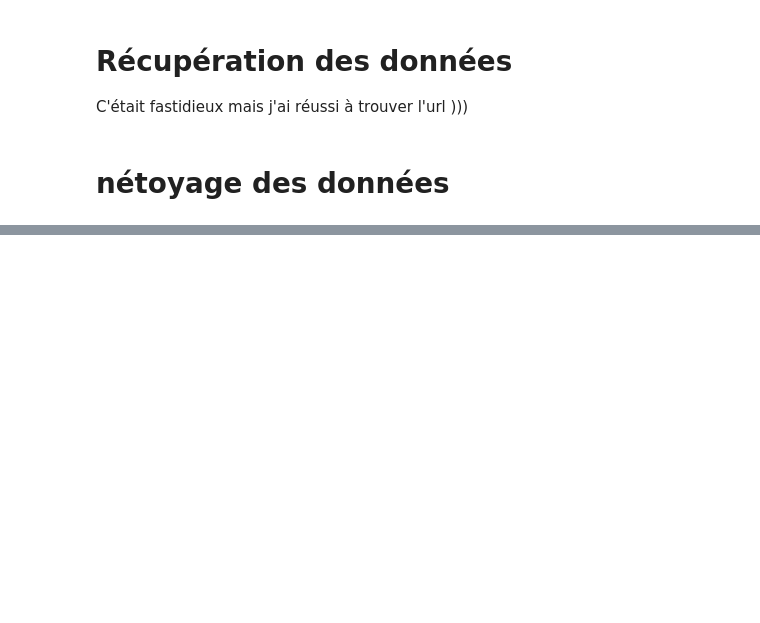
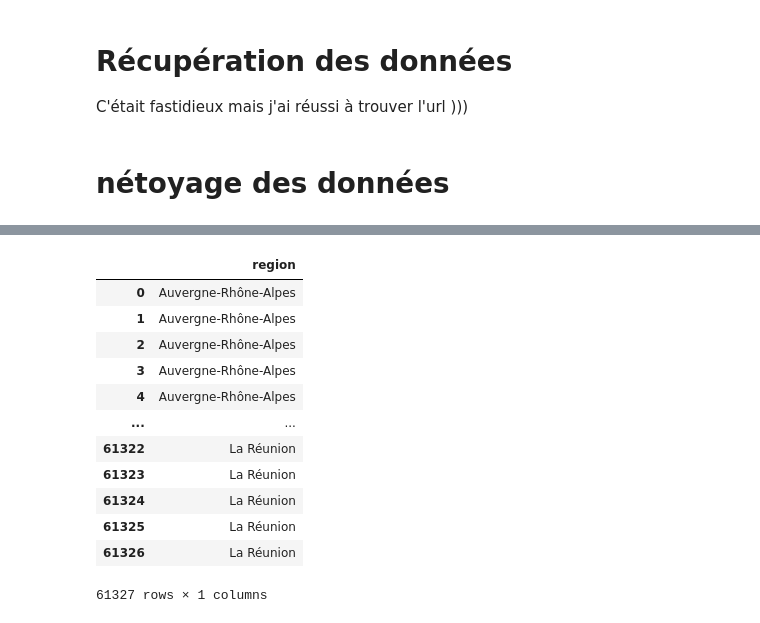
Before and after one commit to TomasAMG7/Python_S1_Challut_Garcia_Mossel, a Jupyter notebook: DATA/Données_price_immobilier.ipynb, the cells around one changed output, grey strips where cells are left out. Saved outputs shown, nothing was run; the diff lists cells and outputs as text; code cells hidden in the pictures; blank space fills up the shorter version.

```diff
--- a/DATA/Données_price_immobilier.ipynb
+++ b/DATA/Données_price_immobilier.ipynb
@@ -34,0 +101,16 @@ df.head()
+# %%
+df.loc[:,['region']]
+# %% [output]
+|  | region |
+| 0 | Auvergne-Rhône-Alpes |
+| 1 | Auvergne-Rhône-Alpes |
+| 2 | Auvergne-Rhône-Alpes |
+| 3 | Auvergne-Rhône-Alpes |
+| 4 | Auvergne-Rhône-Alpes |
+| ... | ... |
+| 61322 | La Réunion |
+| 61323 | La Réunion |
+| 61324 | La Réunion |
+| 61325 | La Réunion |
+| 61326 | La Réunion |
+61327 rows × 1 columns
```
Also changed, not shown: parts of 9 cells of this notebook.
